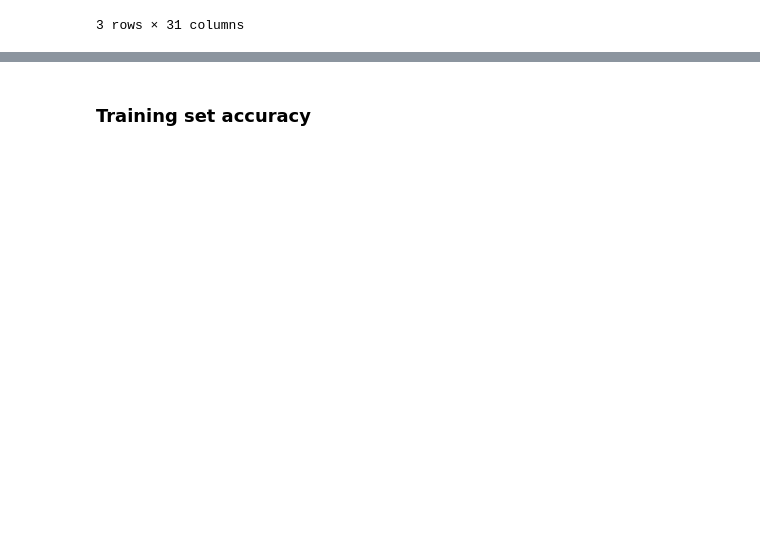
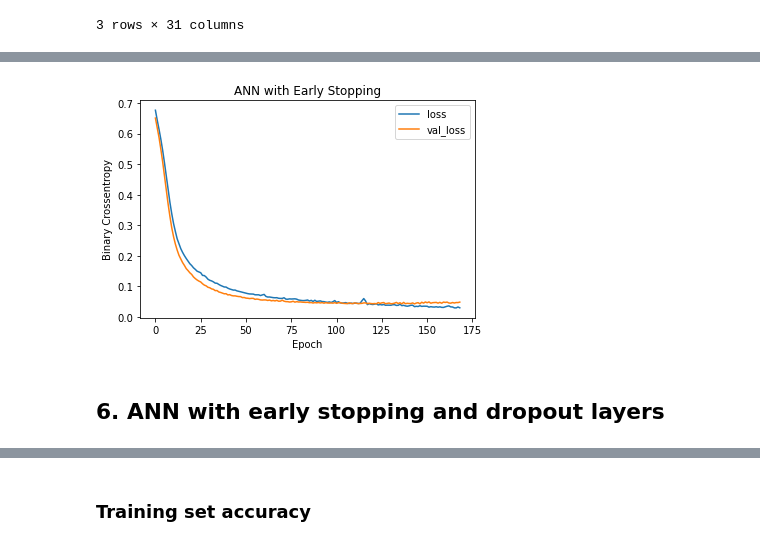
Before and after one commit to MoreShekharSanjay/project-machine-learning, a Jupyter notebook: Breast_Cancer_Prediction.ipynb, the cells around one changed output, grey strips where cells are left out. Saved outputs shown, nothing was run; the diff lists cells and outputs as text; code cells hidden in the pictures; blank space fills up the shorter version.

```diff
--- a/Breast_Cancer_Prediction.ipynb
+++ b/Breast_Cancer_Prediction.ipynb
@@ -106,0 +123,9 @@ test_pred = lr.predict(scaler.transform(X_test))
+# %%
+early_stop = EarlyStopping(monitor='val_loss', mode='min', verbose=1, patience=25)
+# %%
+estop_model = Sequential()
+estop_model.add(Dense(30, activation='relu'))
+estop_model.add(Dense(15, activation='relu'))
+estop_model.add(Dense(1, activation='sigmoid'))
+estop_model.compile(loss='binary_crossentropy', optimizer='adam')
+estop_model.fit(x=X_train, y=y_train, epochs=600, validation_data=(X_test, y_test), callbacks=[early_stop])
@@ -106,0 +151,10 @@ test_pred = lr.predict(scaler.transform(X_test))
+# %%
+losses = pd.DataFrame(estop_model.history.history)
+losses.plot()
+plt.title('ANN with Early Stopping')
+plt.xlabel('Epoch')
+plt.ylabel('Binary Crossentropy');
+# %% [output]
+[figure, added]
+# %% [markdown]
+## 6. ANN with early stopping and dropout layers
```
Also changed, not shown: parts of 26 cells of this notebook.
